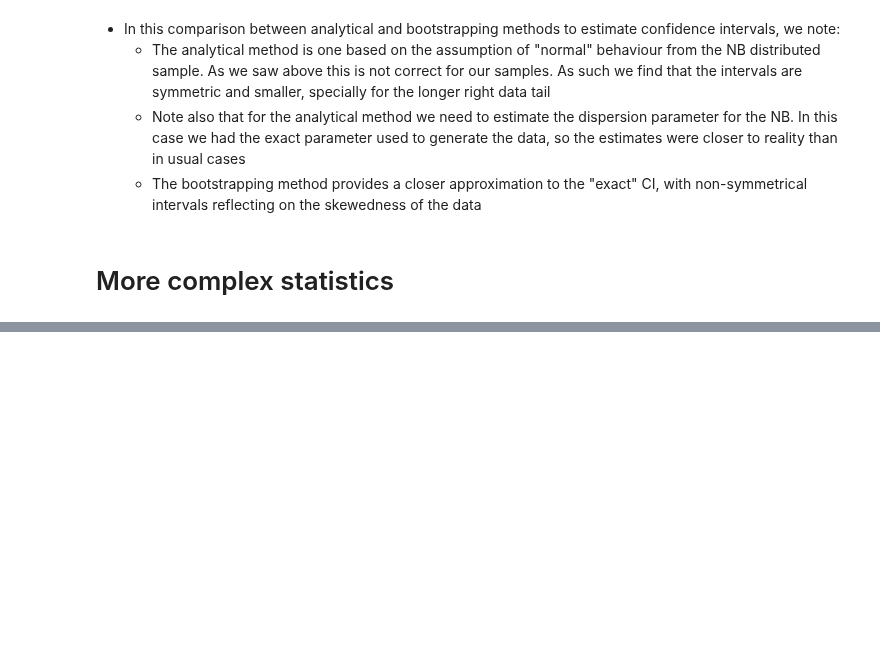
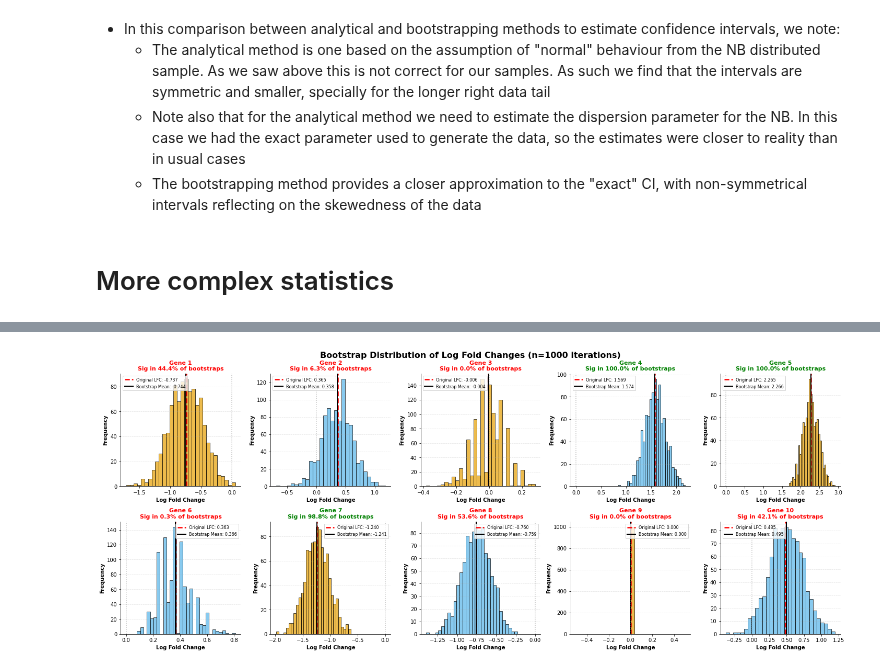
Before and after one commit to AndreMacedo88/Notebooks-Research, a Jupyter notebook: Statistics/Basics/03-bootstrapping.ipynb, the cells around one changed output, grey strips where cells are left out. Drawn from its saved outputs; the diff is of its cells as text; code cells hidden in the pictures; blank space fills up the shorter version.

Commit message:
feat: :alembic: bootstrap wilcoxon tests

```diff
--- a/Statistics/Basics/03-bootstrapping.ipynb
+++ b/Statistics/Basics/03-bootstrapping.ipynb
@@ -666,0 +774,8 @@ Instead of bootstrapping gene expressions of each cell, we now bootstrap the ent
+# %%
+wilcoxon_df = calculate_wilcoxon_per_gene(
+    n_genes=n_genes,
+    counts_normalized_ctrl=counts_normalized_ctrl,
+    counts_normalized_cond=counts_normalized_cond,
+)
+
+display(wilcoxon_df)
@@ -666,0 +897,92 @@ Instead of bootstrapping gene expressions of each cell, we now bootstrap the ent
+# %%
+colors = ["#E69F00", "#56B4E9"]
+
+# Create figure with subplots for bootstrap log fold change distributions
+fig, axes = plt.subplots(2, 5, figsize=(20, 8))
+axes = axes.flatten()
+
+# Collect bootstrap log fold changes for each gene
+bootstrap_lfc = {f"gene_{i+1}": [] for i in range(n_genes)}
+
+for bootstrap_idx in range(n_bootstrap):
+    bootstrap_df = bootstrap_results[bootstrap_idx]
+    for gene_idx in range(n_genes):
+        gene_id = gene_idx + 1
+        gene_row = bootstrap_df[bootstrap_df["gene"] == gene_id]
+        bootstrap_lfc[f"gene_{gene_id}"].append(gene_row["log_fold_change"].values[0])
+
+# Plot histogram for each gene's bootstrap log fold changes
+for i in range(n_genes):
+    gene_key = f"gene_{i+1}"
+
+    # Plot bootstrap distribution
+    axes[i].hist(
+        bootstrap_lfc[gene_key],
+        bins=30,
+        color=colors[i % len(colors)],
+        edgecolor="black",
+        alpha=0.7,
+    )
+
+    # Add vertical line for original log fold change
+    original_lfc = wilcoxon_df[wilcoxon_df["gene"] == i + 1]["log_fold_change"].values[
+        0
+    ]
+    axes[i].axvline(
+        original_lfc,
+        color="red",
+        linestyle="--",
+        linewidth=2.5,
+        label=f"Original LFC: {original_lfc:.3f}",
+    )
+
+    # Add vertical line for bootstrap mean
+    bootstrap_mean_lfc = np.mean(bootstrap_lfc[gene_key])
+    axes[i].axvline(
+        bootstrap_mean_lfc,
+        color="black",
+        linestyle="-",
+        linewidth=2,
+        label=f"Bootstrap Mean: {bootstrap_mean_lfc:.3f}",
+    )
+
+    # Add vertical line at zero
+    axes[i].axvline(
+        0,
+        color="gray",
+        linestyle=":",
+        linewidth=1.5,
+        alpha=0.5,
+    )
+
+    # Get significance proportion
+    sig_proportion = significance_summary.loc[gene_key, "proportion"]
+    original_sig = significance_summary.loc[gene_key, "original_significant"]
+
+    axes[i].set_xlabel("Log Fold Change", fontsize=10, fontweight="bold")
+    axes[i].set_ylabel("Frequency", fontsize=10, fontweight="bold")
+
+    # Title with gene name and significance info
+    title_color = "green" if original_sig else "red"
+    axes[i].set_title(
+        f"Gene {i+1}\nSig in {sig_proportion*100:.1f}% of bootstraps",
+        fontsize=11,
+        fontweight="bold",
+        color=title_color,
+    )
+
+    axes[i].legend(fontsize=8, loc="best")
+    axes[i].grid(axis="y", alpha=0.3, linestyle="--")
+    axes[i].spines["top"].set_visible(False)
+    axes[i].spines["right"].set_visible(False)
+
+plt.tight_layout()
+plt.suptitle(
+    f"Bootstrap Distribution of Log Fold Changes (n={n_bootstrap} iterations)",
+    fontsize=16,
+    fontweight="bold",
+    y=1.01,
+)
+plt.show()
+# %% [output]
+[figure, added]
```
Also changed, not shown: parts of 16 cells of this notebook.
